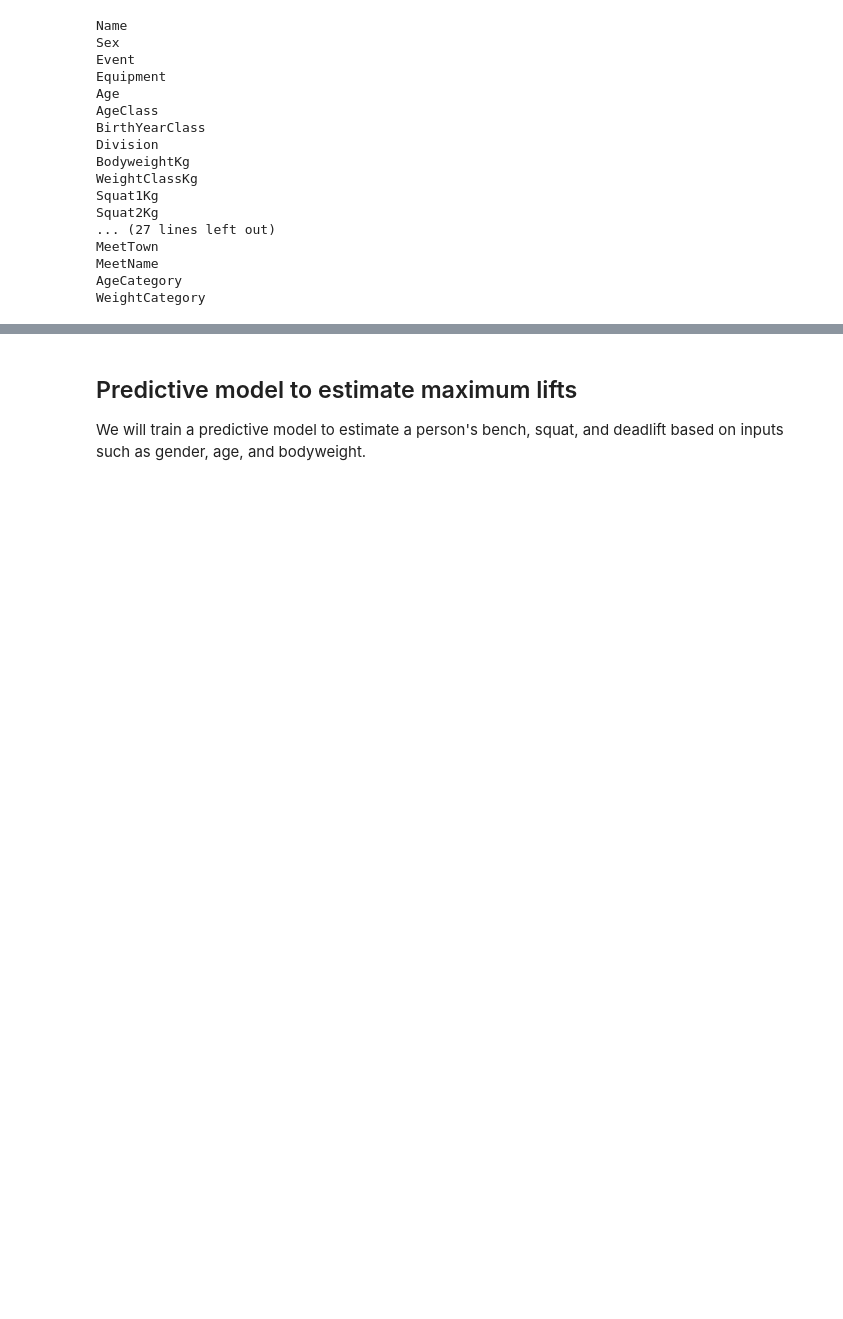
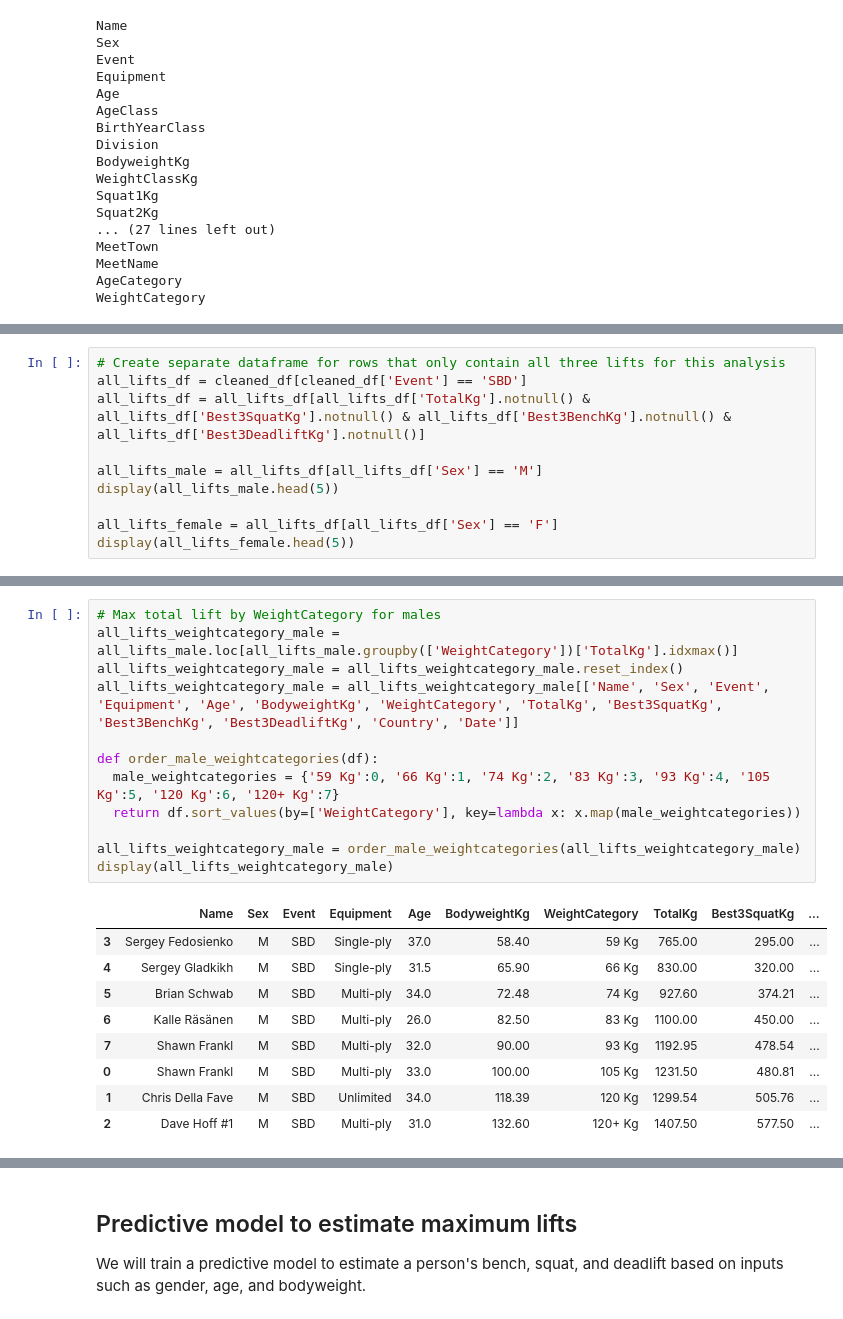
Before and after one commit to kim-jason/PowerliftingDataset, a Jupyter notebook: Powerlifting_Data_Science_Project.ipynb, the cells around one changed output, grey strips where cells are left out. Drawn from its saved outputs; the diff is of its cells as text; blank space fills up the shorter version.

```diff
--- a/Powerlifting_Data_Science_Project.ipynb
+++ b/Powerlifting_Data_Science_Project.ipynb
@@ -799,0 +800,10 @@ Now that all the data has been properly cleaned, we can now begin our analysis o
+# %%
+# Create separate dataframe for rows that only contain all three lifts for this analysis
+all_lifts_df = cleaned_df[cleaned_df['Event'] == 'SBD']
+all_lifts_df = all_lifts_df[all_lifts_df['TotalKg'].notnull() & all_lifts_df['Best3SquatKg'].notnull() & all_lifts_df['Best3BenchKg'].notnull() & all_lifts_df['Best3DeadliftKg'].notnull()]
+
+all_lifts_male = all_lifts_df[all_lifts_df['Sex'] == 'M']
+display(all_lifts_male.head(5))
+
+all_lifts_female = all_lifts_df[all_lifts_df['Sex'] == 'F']
+display(all_lifts_female.head(5))
@@ -799,0 +825,22 @@ Now that all the data has been properly cleaned, we can now begin our analysis o
+# %%
+# Max total lift by WeightCategory for males
+all_lifts_weightcategory_male = all_lifts_male.loc[all_lifts_male.groupby(['WeightCategory'])['TotalKg'].idxmax()]
+all_lifts_weightcategory_male = all_lifts_weightcategory_male.reset_index()
+all_lifts_weightcategory_male = all_lifts_weightcategory_male[['Name', 'Sex', 'Event', 'Equipment', 'Age', 'BodyweightKg', 'WeightCategory', 'TotalKg', 'Best3SquatKg', 'Best3BenchKg', 'Best3DeadliftKg', 'Country', 'Date']]
+
+def order_male_weightcategories(df):
+  male_weightcategories = {'59 Kg':0, '66 Kg':1, '74 Kg':2, '83 Kg':3, '93 Kg':4, '105 Kg':5, '120 Kg':6, '120+ Kg':7}
+  return df.sort_values(by=['WeightCategory'], key=lambda x: x.map(male_weightcategories))
+
+all_lifts_weightcategory_male = order_male_weightcategories(all_lifts_weightcategory_male)
+display(all_lifts_weightcategory_male)
+# %% [output]
+|  | Name | Sex | Event | Equipment | Age | BodyweightKg | WeightCategory | TotalKg | Best3SquatKg | ... |
+| 3 | Sergey Fedosienko | M | SBD | Single-ply | 37.0 | 58.40 | 59 Kg | 765.00 | 295.00 | ... |
+| 4 | Sergey Gladkikh | M | SBD | Single-ply | 31.5 | 65.90 | 66 Kg | 830.00 | 320.00 | ... |
+| 5 | Brian Schwab | M | SBD | Multi-ply | 34.0 | 72.48 | 74 Kg | 927.60 | 374.21 | ... |
+| 6 | Kalle Räsänen | M | SBD | Multi-ply | 26.0 | 82.50 | 83 Kg | 1100.00 | 450.00 | ... |
+| 7 | Shawn Frankl | M | SBD | Multi-ply | 32.0 | 90.00 | 93 Kg | 1192.95 | 478.54 | ... |
+| 0 | Shawn Frankl | M | SBD | Multi-ply | 33.0 | 100.00 | 105 Kg | 1231.50 | 480.81 | ... |
+| 1 | Chris Della Fave | M | SBD | Unlimited | 34.0 | 118.39 | 120 Kg | 1299.54 | 505.76 | ... |
+| 2 | Dave Hoff #1 | M | SBD | Multi-ply | 31.0 | 132.60 | 120+ Kg | 1407.50 | 577.50 | ... |
```
Also changed, not shown: parts of 17 cells of this notebook.
